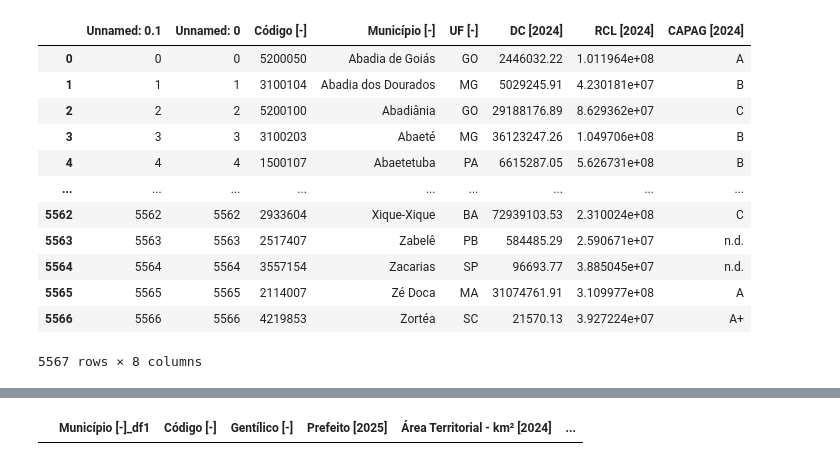
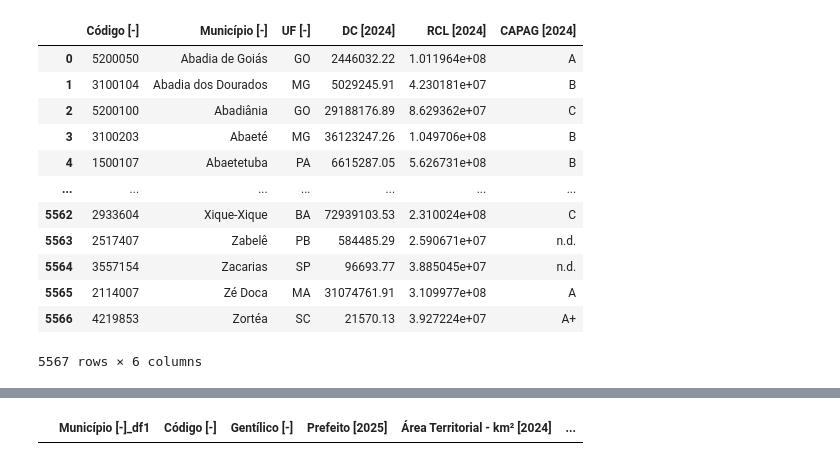
Before and after one commit to F2C-Development/Dashboard, a Jupyter notebook: scripts/dataMerge.ipynb, the cells around one changed output, grey strips where cells are left out. Cells and saved outputs as stored; diff of their text form; code cells hidden in the pictures.

Commit message:
otimizando app- ajeitei o script de load dos dados da siconfi que tava quebado

```diff
--- a/scripts/dataMerge.ipynb
+++ b/scripts/dataMerge.ipynb
@@ -2,26 +2,30 @@
 import pandas as pd
 # %%
 siconfi_df=pd.read_csv('../siconfi.txt')
+
 mask=siconfi_df['Município [-]']=='Barão de Monte Alto'
 siconfi_df.loc[mask,'Município [-]']='Barão do Monte Alto'
 mask=siconfi_df['Município [-]']=='Gracho Cardoso'
 siconfi_df.loc[mask,'Município [-]']='Graccho Cardoso'
-siconfi_df.to_csv('../siconfi.txt')
+siconfi_df.to_csv('../siconfi.txt', index=False)
+
+#quando for colocar na base - lembrar de tirar as três lá de baixo
+
 siconfi_df
 # %% [output]
-|  | Unnamed: 0.1 | Unnamed: 0 | Código [-] | Município [-] | UF [-] | DC [2024] | RCL [2024] | CAPAG [2024] |
-| 0 | 0 | 0 | 5200050 | Abadia de Goiás | GO | 2446032.22 | 1.011964e+08 | A |
-| 1 | 1 | 1 | 3100104 | Abadia dos Dourados | MG | 5029245.91 | 4.230181e+07 | B |
-| 2 | 2 | 2 | 5200100 | Abadiânia | GO | 29188176.89 | 8.629362e+07 | C |
-| 3 | 3 | 3 | 3100203 | Abaeté | MG | 36123247.26 | 1.049706e+08 | B |
-| 4 | 4 | 4 | 1500107 | Abaetetuba | PA | 6615287.05 | 5.626731e+08 | B |
-| ... | ... | ... | ... | ... | ... | ... | ... | ... |
-| 5562 | 5562 | 5562 | 2933604 | Xique-Xique | BA | 72939103.53 | 2.310024e+08 | C |
-| 5563 | 5563 | 5563 | 2517407 | Zabelê | PB | 584485.29 | 2.590671e+07 | n.d. |
-| 5564 | 5564 | 5564 | 3557154 | Zacarias | SP | 96693.77 | 3.885045e+07 | n.d. |
-| 5565 | 5565 | 5565 | 2114007 | Zé Doca | MA | 31074761.91 | 3.109977e+08 | A |
-| 5566 | 5566 | 5566 | 4219853 | Zortéa | SC | 21570.13 | 3.927224e+07 | A+ |
+|  | Código [-] | Município [-] | UF [-] | DC [2024] | RCL [2024] | CAPAG [2024] |
+| 0 | 5200050 | Abadia de Goiás | GO | 2446032.22 | 1.011964e+08 | A |
+| 1 | 3100104 | Abadia dos Dourados | MG | 5029245.91 | 4.230181e+07 | B |
+| 2 | 5200100 | Abadiânia | GO | 29188176.89 | 8.629362e+07 | C |
+| 3 | 3100203 | Abaeté | MG | 36123247.26 | 1.049706e+08 | B |
+| 4 | 1500107 | Abaetetuba | PA | 6615287.05 | 5.626731e+08 | B |
+| ... | ... | ... | ... | ... | ... | ... |
+| 5562 | 2933604 | Xique-Xique | BA | 72939103.53 | 2.310024e+08 | C |
+| 5563 | 2517407 | Zabelê | PB | 584485.29 | 2.590671e+07 | n.d. |
+| 5564 | 3557154 | Zacarias | SP | 96693.77 | 3.885045e+07 | n.d. |
+| 5565 | 2114007 | Zé Doca | MA | 31074761.91 | 3.109977e+08 | A |
+| 5566 | 4219853 | Zortéa | SC | 21570.13 | 3.927224e+07 | A+ |
-5567 rows × 8 columns
+5567 rows × 6 columns
 # %%
 ibge_df=pd.read_csv('../ibge.txt')
 ibge_df
```
Also changed, not shown: parts of 5 cells of this notebook, 3 other files.
